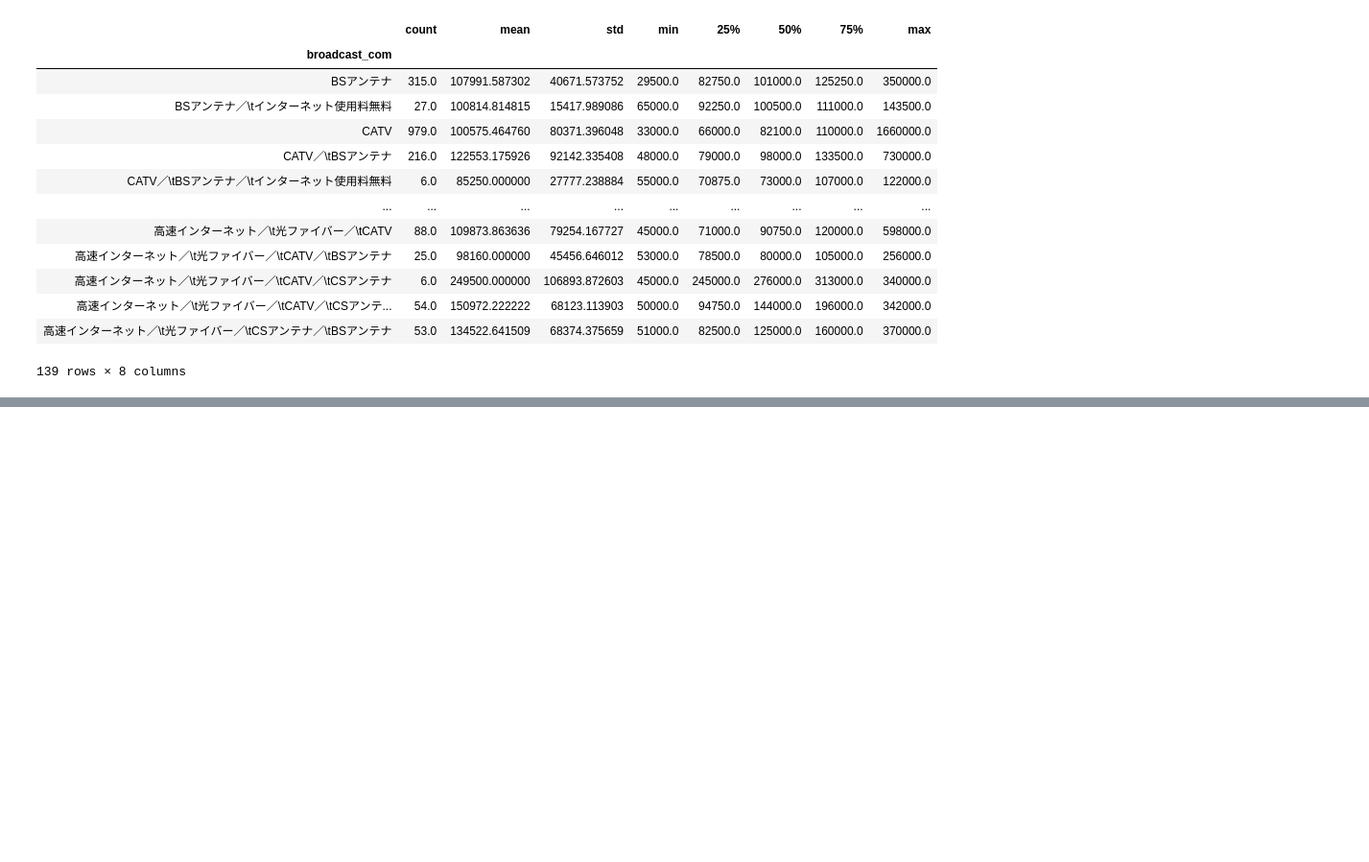
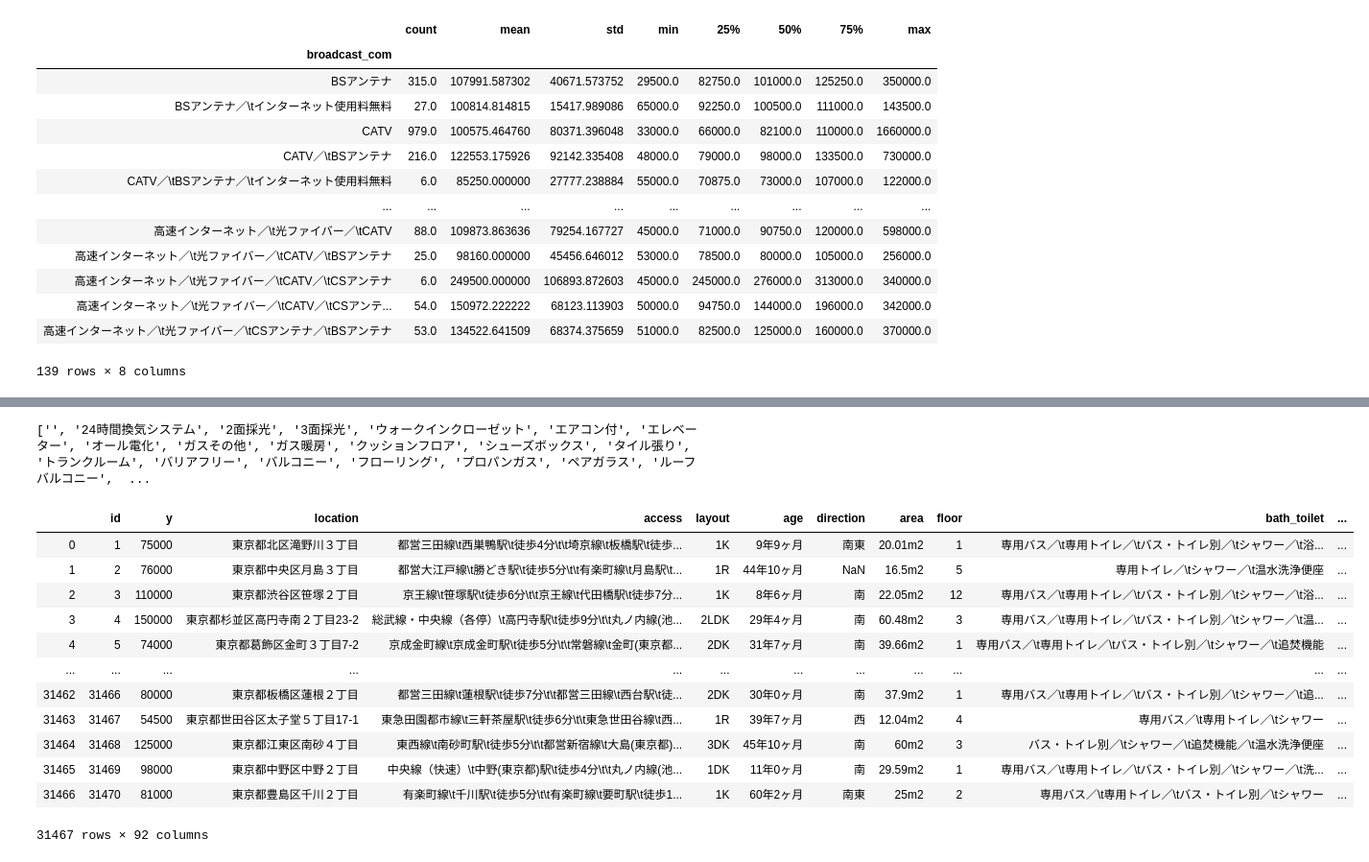
Before and after one commit to yaneura-no-gomi/mynavi_2019, a Jupyter notebook: notebook/Untitled.ipynb, the cells around one changed output, grey strips where cells are left out. Shown: that part at 96% size. Saved outputs shown, nothing was run; the diff lists cells and outputs as text; code cells hidden in the pictures; blank space fills up the shorter version.

```diff
--- a/notebook/Untitled.ipynb
+++ b/notebook/Untitled.ipynb
@@ -310,0 +360,7 @@ train.groupby('broadcast_com').describe()['y']
+# %%
+rm_idx = []
+for i,u in enumerate(k_uni):
+    if '／' in u:
+        rm_idx.append(i)
+# %%
+k_uni = [k_uni[i] for i in range(len(k_uni)) if i not in rm_idx]
@@ -310,0 +539,54 @@ train.groupby('broadcast_com').describe()['y']
+# %%
+def processing_facilities(train,test):
+    facilities = pd.concat([train['facilities'],test['facilities']])
+
+    f_uni = []
+    for f in facilities.fillna(''):
+        f_split = f.split('\t')
+        f_uni += f_split
+
+    f_uni = sorted(list(set(f_uni)))
+
+    rm_idx = []
+    for i,u in enumerate(f_uni):
+        if '／' in u:
+            rm_idx.append(i)
+
+    f_uni = [f_uni[i] for i in range(len(f_uni)) if i not in rm_idx]
+    print(f_uni)
+
+    n_df = []
+    for df in [train,test]:
+        for i,v in enumerate(f_uni[1:]):
+            l = []
+
+            for k in df['facilities'].fillna(' '):
+                if v in k:
+                    l.append(1)
+                else:
+                    l.append(0)
+            df['facilities_'+str(i)] = l
+
+        n_df.append(df)
+
+    return n_df[0],n_df[1]
+# %%
+tr,te = processing_facilities(train,test)
+# %% [output]
+['', '24時間換気システム', '2面採光', '3面採光', 'ウォークインクローゼット', 'エアコン付', 'エレベーター', 'オール電化', 'ガスその他', 'ガス暖房', 'クッションフロア', 'シューズボックス', 'タイル張り', 'トランクルーム', 'バリアフリー', 'バルコニー', 'フローリング', 'プロパンガス', 'ペアガラス', 'ルーフバルコニー',  ...
+# %%
+tr
+# %% [output]
+|  | id | y | location | access | layout | age | direction | area | floor | bath_toilet | ... |
+| 0 | 1 | 75000 | 東京都北区滝野川３丁目 | 都営三田線\t西巣鴨駅\t徒歩4分\t\t埼京線\t板橋駅\t徒歩... | 1K | 9年9ヶ月 | 南東 | 20.01m2 | 1 | 専用バス／\t専用トイレ／\tバス・トイレ別／\tシャワー／\t浴... | ... |
+| 1 | 2 | 76000 | 東京都中央区月島３丁目 | 都営大江戸線\t勝どき駅\t徒歩5分\t\t有楽町線\t月島駅\t... | 1R | 44年10ヶ月 | NaN | 16.5m2 | 5 | 専用トイレ／\tシャワー／\t温水洗浄便座 | ... |
+| 2 | 3 | 110000 | 東京都渋谷区笹塚２丁目 | 京王線\t笹塚駅\t徒歩6分\t\t京王線\t代田橋駅\t徒歩7分... | 1K | 8年6ヶ月 | 南 | 22.05m2 | 12 | 専用バス／\t専用トイレ／\tバス・トイレ別／\tシャワー／\t浴... | ... |
+| 3 | 4 | 150000 | 東京都杉並区高円寺南２丁目23-2 | 総武線・中央線（各停）\t高円寺駅\t徒歩9分\t\t丸ノ内線(池... | 2LDK | 29年4ヶ月 | 南 | 60.48m2 | 3 | 専用バス／\t専用トイレ／\tバス・トイレ別／\tシャワー／\t温... | ... |
+| 4 | 5 | 74000 | 東京都葛飾区金町３丁目7-2 | 京成金町線\t京成金町駅\t徒歩5分\t\t常磐線\t金町(東京都... | 2DK | 31年7ヶ月 | 南 | 39.66m2 | 1 | 専用バス／\t専用トイレ／\tバス・トイレ別／\tシャワー／\t追焚機能 | ... |
+| ... | ... | ... | ... | ... | ... | ... | ... | ... | ... | ... | ... |
+| 31462 | 31466 | 80000 | 東京都板橋区蓮根２丁目 | 都営三田線\t蓮根駅\t徒歩7分\t\t都営三田線\t西台駅\t徒... | 2DK | 30年0ヶ月 | 南 | 37.9m2 | 1 | 専用バス／\t専用トイレ／\tバス・トイレ別／\tシャワー／\t追... | ... |
+| 31463 | 31467 | 54500 | 東京都世田谷区太子堂５丁目17-1 | 東急田園都市線\t三軒茶屋駅\t徒歩6分\t\t東急世田谷線\t西... | 1R | 39年7ヶ月 | 西 | 12.04m2 | 4 | 専用バス／\t専用トイレ／\tシャワー | ... |
+| 31464 | 31468 | 125000 | 東京都江東区南砂４丁目 | 東西線\t南砂町駅\t徒歩5分\t\t都営新宿線\t大島(東京都)... | 3DK | 45年10ヶ月 | 南 | 60m2 | 3 | バス・トイレ別／\tシャワー／\t追焚機能／\t温水洗浄便座 | ... |
+| 31465 | 31469 | 98000 | 東京都中野区中野２丁目 | 中央線（快速）\t中野(東京都)駅\t徒歩4分\t\t丸ノ内線(池... | 1DK | 11年0ヶ月 | 南 | 29.59m2 | 1 | 専用バス／\t専用トイレ／\tバス・トイレ別／\tシャワー／\t洗... | ... |
+| 31466 | 31470 | 81000 | 東京都豊島区千川２丁目 | 有楽町線\t千川駅\t徒歩5分\t\t有楽町線\t要町駅\t徒歩1... | 1K | 60年2ヶ月 | 南東 | 25m2 | 2 | 専用バス／\t専用トイレ／\tバス・トイレ別／\tシャワー | ... |
+31467 rows × 92 columns
```
Also changed, not shown: parts of 28 cells of this notebook, 1 other file.
